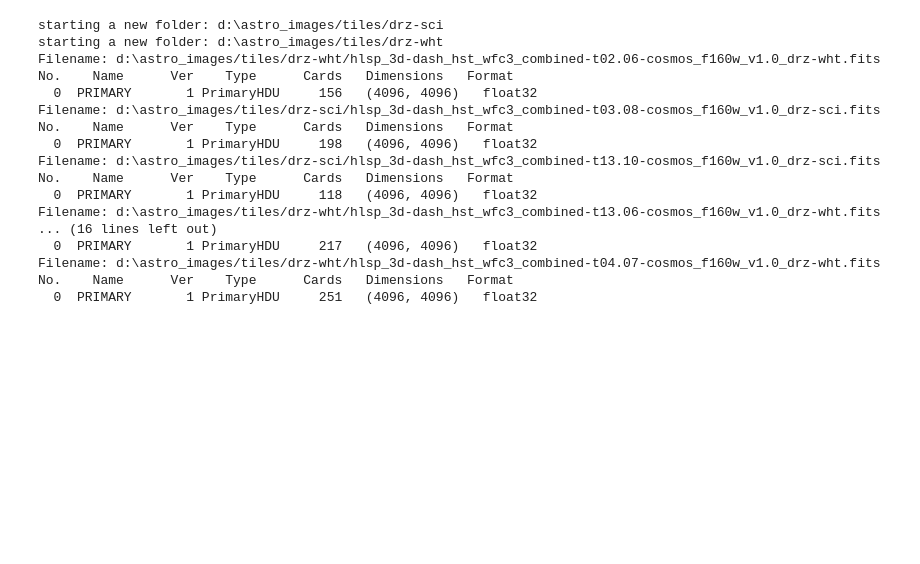
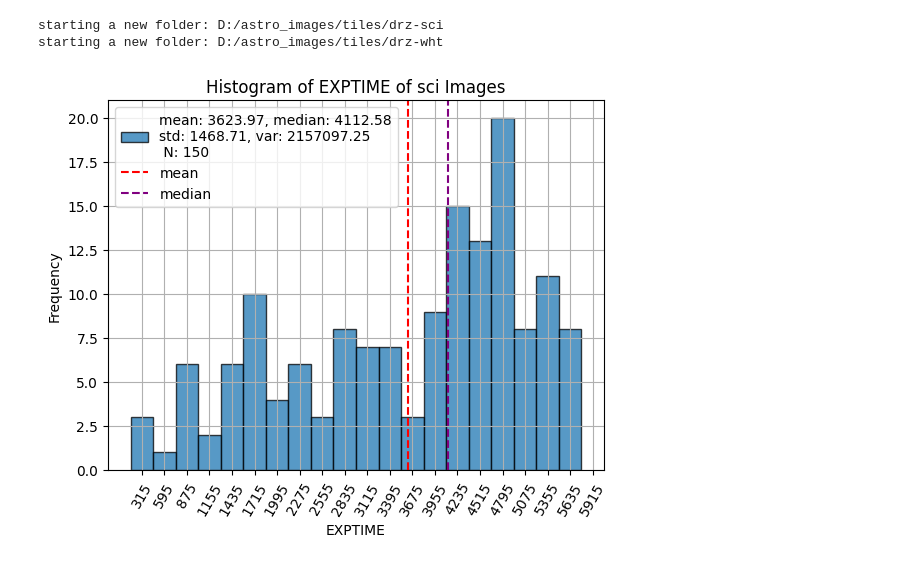
Before and after one commit to zwiegespalten/astroUnets, a Jupyter notebook: import_and_display.ipynb, the cells around one changed output. Drawn from its saved outputs; the diff is of its cells as text; code cells hidden in the pictures; blank space fills up the shorter version.

```diff
--- a/import_and_display.ipynb
+++ b/import_and_display.ipynb
@@ -69,30 +54,63 @@ CURRENT_DIR = os.getcwd()
 FILEPATHS_IMAGES = traverse_folder(CURRENT_DIR)
 # %%
 def __main_():
-    all_image_filepaths = [filepath for filepath in find_imagepaths(FILEPATHS_IMAGES)]
+    all_image_filepaths = [filepath for filepath in find_imagepaths(FILEPATHS_IMAGES) if 'sci' in filepath] #only sci images
     #print(all_image_filepaths)
     n_of_images = 10
-    indices = np.random.randint(0, len(all_image_filepaths), size=(n_of_images),)
+    indices = np.random.randint(0, len(all_image_filepaths), size=(n_of_images))
+    headers = []
+    for filepath in all_image_filepaths:
+        headers.append(open_and_display(filepath, export=False))
+    return headers
 
-    for index in indices:
-        open_and_display(all_image_filepaths[index], export=True)
-
-__main_()
+headers = __main_()
 # %% [output]
-starting a new folder: d:\astro_images/tiles/drz-sci
-starting a new folder: d:\astro_images/tiles/drz-wht
-Filename: d:\astro_images/tiles/drz-wht/hlsp_3d-dash_hst_wfc3_combined-t02.06-cosmos_f160w_v1.0_drz-wht.fits
-No.    Name      Ver    Type      Cards   Dimensions   Format
-  0  PRIMARY       1 PrimaryHDU     156   (4096, 4096)   float32
-Filename: d:\astro_images/tiles/drz-sci/hlsp_3d-dash_hst_wfc3_combined-t03.08-cosmos_f160w_v1.0_drz-sci.fits
-No.    Name      Ver    Type      Cards   Dimensions   Format
-  0  PRIMARY       1 PrimaryHDU     198   (4096, 4096)   float32
-Filename: d:\astro_images/tiles/drz-sci/hlsp_3d-dash_hst_wfc3_combined-t13.10-cosmos_f160w_v1.0_drz-sci.fits
-No.    Name      Ver    Type      Cards   Dimensions   Format
-  0  PRIMARY       1 PrimaryHDU     118   (4096, 4096)   float32
-Filename: d:\astro_images/tiles/drz-wht/hlsp_3d-dash_hst_wfc3_combined-t13.06-cosmos_f160w_v1.0_drz-wht.fits
-... (16 lines left out)
-  0  PRIMARY       1 PrimaryHDU     217   (4096, 4096)   float32
-Filename: d:\astro_images/tiles/drz-wht/hlsp_3d-dash_hst_wfc3_combined-t04.07-cosmos_f160w_v1.0_drz-wht.fits
-No.    Name      Ver    Type      Cards   Dimensions   Format
-  0  PRIMARY       1 PrimaryHDU     251   (4096, 4096)   float32
+starting a new folder: D:/astro_images/tiles/drz-sci
+starting a new folder: D:/astro_images/tiles/drz-wht
+# %%
+import pandas as pd
+
+columns = []
+for header in headers:
+    columns.extend([column for column in header])
+
+columns = set(columns)
+
+data = {}
+for header in headers:
+    for column in columns:
+        if not column in data:
+            data[column] = []
+        if column in header:
+            data[column].append(header[column])
+        else:
+            data[column].append(np.nan)
+
+data = pd.DataFrame(data)
+data.to_csv('headers_sci_images.csv', index=False)
+# %%
+mean = data['EXPTIME'].mean()
+median = data['EXPTIME'].median()
+std = data['EXPTIME'].std()
+var = data['EXPTIME'].var()
+
+rotation = 60
+bins = 20
+label = f'mean: {round(mean, 2)}, median: {round(median, 2)}\nstd: {round(std, 2)}, var: {round(var, 2)}\n N: {len(data)}'
+
+counts, bins_edges, patches = plt.hist(data['EXPTIME'], bins=20, density=False, alpha=0.75, edgecolor='black', label=label)
+xticks = np.linspace(bins_edges.min(), bins_edges.max(), bins+1)
+diff = (xticks[1] - xticks[0])/2
+plt.xticks(np.linspace(bins_edges.min() + diff, bins_edges.max() + diff, bins+1), rotation=rotation)
+plt.grid()
+plt.axvline(mean, color='r', linestyle='--', label='mean')
+plt.axvline(median, color='purple', linestyle='--', label='median')
+plt.legend(loc='upper left')
+plt.xlabel('EXPTIME')
+plt.ylabel('Frequency')
+#plt.yscale('log')
+plt.title('Histogram of EXPTIME of sci Images')
+plt.savefig('histogram_exp_sci.png', dpi=100)
+plt.show()
+# %% [output]
+[figure, added]
```
Also changed, not shown: parts of 3 cells of this notebook, 1 other file.
